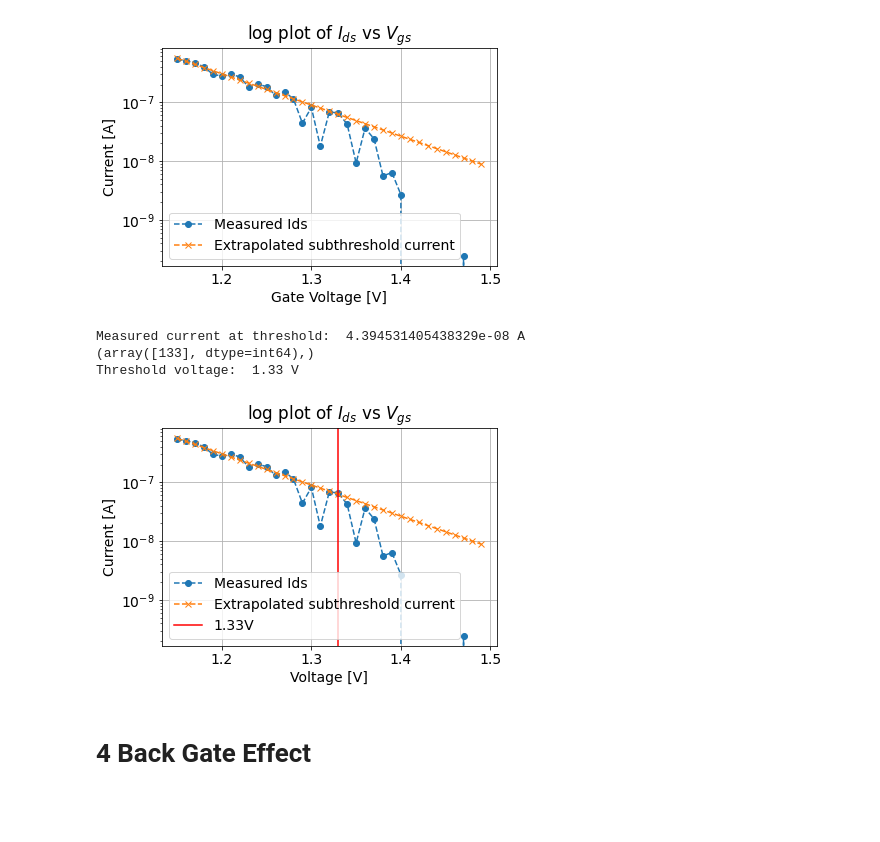
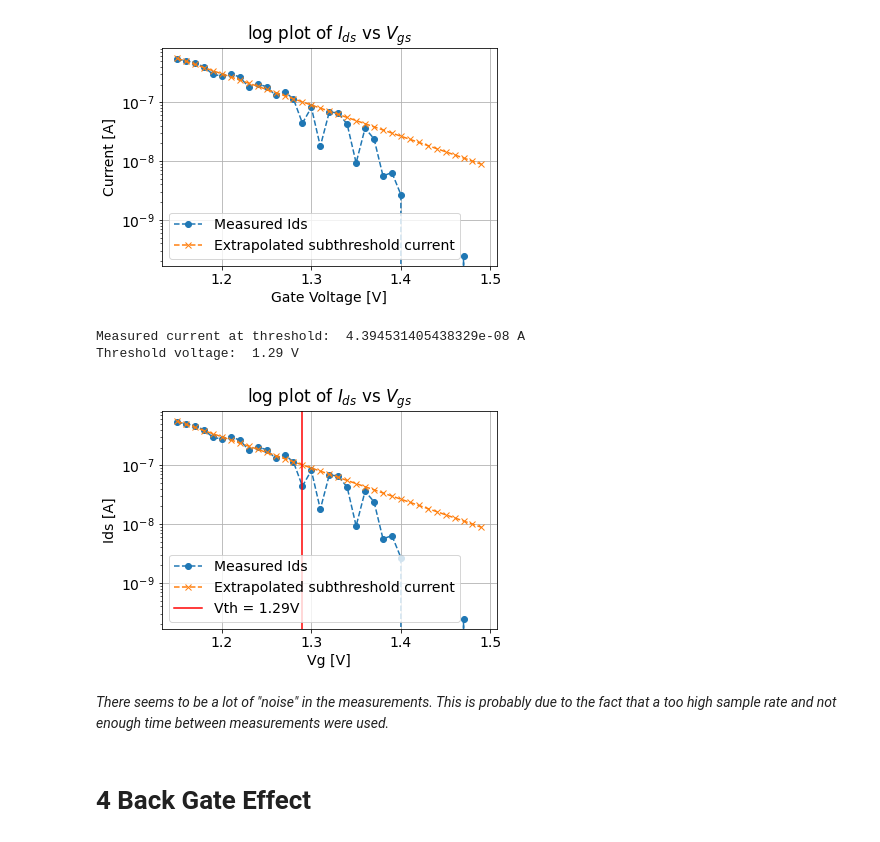
Before and after one commit to daggermaster3000/NE1, a Jupyter notebook: TP2/2022_Lab2_SubThr_18_Quillan_Favey.ipynb, the cells around one changed output. Drawn from its saved outputs; the diff is of its cells as text; code cells hidden in the pictures; blank space fills up the shorter version.

```diff
--- a/TP2/2022_Lab2_SubThr_18_Quillan_Favey.ipynb
+++ b/TP2/2022_Lab2_SubThr_18_Quillan_Favey.ipynb
@@ -588,27 +588,25 @@ for i,ext in zip(y[115:150],np.exp(ynew[115:150])):
 
 print("Measured current at threshold: ",threshold_I,"A")
 #next we find the Vds for the threshold Ids
-index = None
-for i in y[115:150]:
-    if i >= threshold_I:
-       index = np.where(y == i)
-print(index)
-print("Threshold voltage: ", x[index[0][0]],"V")
+index = np.where(y[115:150] <= threshold_I)
+Vth =  x[115+index[0][0]]       # we add 115 (the start of where we evaluated our list previously to be in the right range)
+print("Threshold voltage: ",Vth,"V")
 # %% [output]
 Measured current at threshold:  4.394531405438329e-08 A
-(array([133], dtype=int64),)
-Threshold voltage:  1.33 V
+Threshold voltage:  1.29 V
 # %%
 plt.semilogy(x[115:150],y[115:150],"o--",label="Measured Ids")
 plt.semilogy(xnew[115:150],np.exp(ynew[115:150]),"x--",label="Extrapolated subthreshold current")
-plt.axvline(x=xnew[index[0][0]], ymin=0, ymax=1,label=f'{xnew[index[0][0]]}V',color="red")
+plt.axvline(x=Vth, ymin=0, ymax=1,label=f'Vth = {Vth}V',color="red")
 plt.legend()
 plt.title("log plot of $I_{ds}$ vs $V_{gs}$")
 plt.xlabel("Vg [V]")
 plt.ylabel("Ids [A]")
 plt.grid()
 # %% [output]
-[figure, old version]
+[figure, new version]
+# %% [markdown]
+_There seems to be a lot of "noise" in the measurements. This is probably due to the fact that a too high sample rate and not enough time between measurements were used._
 # %% [markdown]
 # 4 Back Gate Effect
 # %% [markdown]
```
Also changed, not shown: parts of 7 cells of this notebook.
